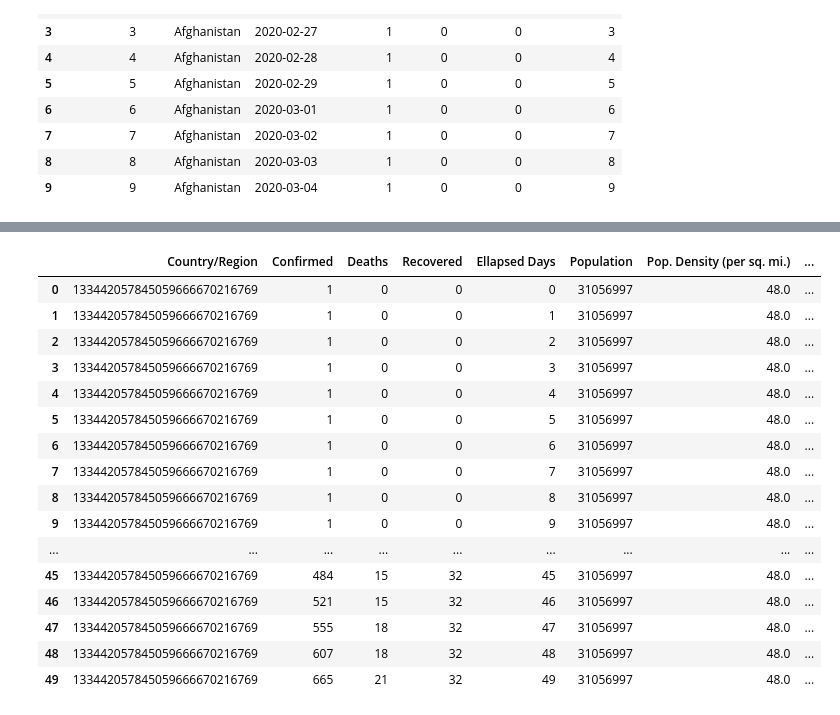
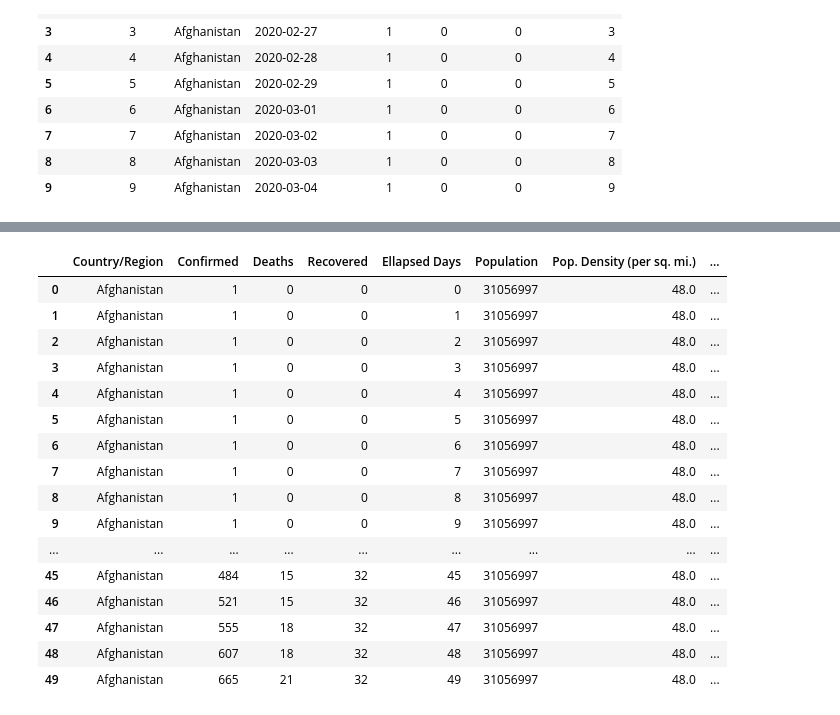
Before and after one commit to filipasenra/FEUP-IART-TP2, a Jupyter notebook: Neural Network.ipynb, the cells around one changed output, grey strips where cells are left out. Saved outputs shown, nothing was run; the diff lists cells and outputs as text; code cells hidden in the pictures.

Commit message:
merge

```diff
--- a/Neural Network.ipynb
+++ b/Neural Network.ipynb
@@ -49,50 +49,43 @@ countries_data.head(10)
 # %%
 #Merge the two columns together and drop uncessary columns
 merged_inner = pd.merge(left=covid_data, right=countries_data, left_on='Country/Region', right_on='Country').drop(columns=['Country', 'Date', 'Unnamed: 0_x', 'Unnamed: 0_y'])
 
 #Drop rows with at least one missing value
 merged_inner.dropna(inplace=True)
 
 def createPrevValues(dataset, originalColumnName, commonColumnName, newColumnName):
     dataset[newColumnName] = dataset.loc[merged_inner[commonColumnName].shift(-1)==dataset[commonColumnName], originalColumnName]
     dataset[newColumnName] = dataset[newColumnName].shift()
     dataset[newColumnName].fillna(0, inplace=True)
 
 #Get cases of previous day
 createPrevValues(merged_inner, 'Confirmed', 'Country/Region', 'Prev_Confirmed')
 
 #Get deaths of previous day
 createPrevValues(merged_inner, 'Deaths', 'Country/Region', 'Prev_Deaths')
 
 #Get Recovered of previous day
 createPrevValues(merged_inner, 'Recovered', 'Country/Region', 'Prev_Recovered')
 
 
-def enconde_string(name):
-    mybytes = name.encode('utf-8')
-    return int.from_bytes(mybytes, 'little')
-
-merged_inner['Country/Region'] = merged_inner['Country/Region'].apply(enconde_string)
-
-
 merged_inner.head(50)
 # %% [output]
 |  | Country/Region | Confirmed | Deaths | Recovered | Ellapsed Days | Population | Pop. Density (per sq. mi.) | ... |
-| 0 | 133442057845059666670216769 | 1 | 0 | 0 | 0 | 31056997 | 48.0 | ... |
-| 1 | 133442057845059666670216769 | 1 | 0 | 0 | 1 | 31056997 | 48.0 | ... |
-| 2 | 133442057845059666670216769 | 1 | 0 | 0 | 2 | 31056997 | 48.0 | ... |
-| 3 | 133442057845059666670216769 | 1 | 0 | 0 | 3 | 31056997 | 48.0 | ... |
-| 4 | 133442057845059666670216769 | 1 | 0 | 0 | 4 | 31056997 | 48.0 | ... |
-| 5 | 133442057845059666670216769 | 1 | 0 | 0 | 5 | 31056997 | 48.0 | ... |
-| 6 | 133442057845059666670216769 | 1 | 0 | 0 | 6 | 31056997 | 48.0 | ... |
-| 7 | 133442057845059666670216769 | 1 | 0 | 0 | 7 | 31056997 | 48.0 | ... |
-| 8 | 133442057845059666670216769 | 1 | 0 | 0 | 8 | 31056997 | 48.0 | ... |
-| 9 | 133442057845059666670216769 | 1 | 0 | 0 | 9 | 31056997 | 48.0 | ... |
+| 0 | Afghanistan | 1 | 0 | 0 | 0 | 31056997 | 48.0 | ... |
+| 1 | Afghanistan | 1 | 0 | 0 | 1 | 31056997 | 48.0 | ... |
+| 2 | Afghanistan | 1 | 0 | 0 | 2 | 31056997 | 48.0 | ... |
+| 3 | Afghanistan | 1 | 0 | 0 | 3 | 31056997 | 48.0 | ... |
+| 4 | Afghanistan | 1 | 0 | 0 | 4 | 31056997 | 48.0 | ... |
+| 5 | Afghanistan | 1 | 0 | 0 | 5 | 31056997 | 48.0 | ... |
+| 6 | Afghanistan | 1 | 0 | 0 | 6 | 31056997 | 48.0 | ... |
+| 7 | Afghanistan | 1 | 0 | 0 | 7 | 31056997 | 48.0 | ... |
+| 8 | Afghanistan | 1 | 0 | 0 | 8 | 31056997 | 48.0 | ... |
+| 9 | Afghanistan | 1 | 0 | 0 | 9 | 31056997 | 48.0 | ... |
 | ... | ... | ... | ... | ... | ... | ... | ... | ... |
-| 45 | 133442057845059666670216769 | 484 | 15 | 32 | 45 | 31056997 | 48.0 | ... |
-| 46 | 133442057845059666670216769 | 521 | 15 | 32 | 46 | 31056997 | 48.0 | ... |
-| 47 | 133442057845059666670216769 | 555 | 18 | 32 | 47 | 31056997 | 48.0 | ... |
-| 48 | 133442057845059666670216769 | 607 | 18 | 32 | 48 | 31056997 | 48.0 | ... |
-| 49 | 133442057845059666670216769 | 665 | 21 | 32 | 49 | 31056997 | 48.0 | ... |
+| 45 | Afghanistan | 484 | 15 | 32 | 45 | 31056997 | 48.0 | ... |
+| 46 | Afghanistan | 521 | 15 | 32 | 46 | 31056997 | 48.0 | ... |
+| 47 | Afghanistan | 555 | 18 | 32 | 47 | 31056997 | 48.0 | ... |
+| 48 | Afghanistan | 607 | 18 | 32 | 48 | 31056997 | 48.0 | ... |
+| 49 | Afghanistan | 665 | 21 | 32 | 49 | 31056997 | 48.0 | ... |
 # %%
 #Get set with the values that the model receives
```
Also changed, not shown: parts of 5 cells of this notebook.
